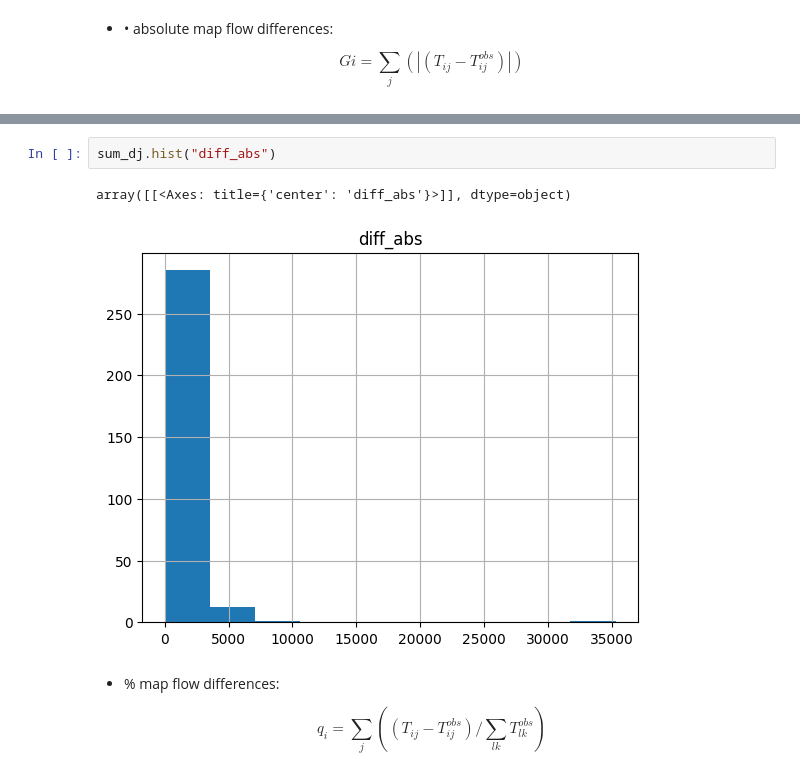
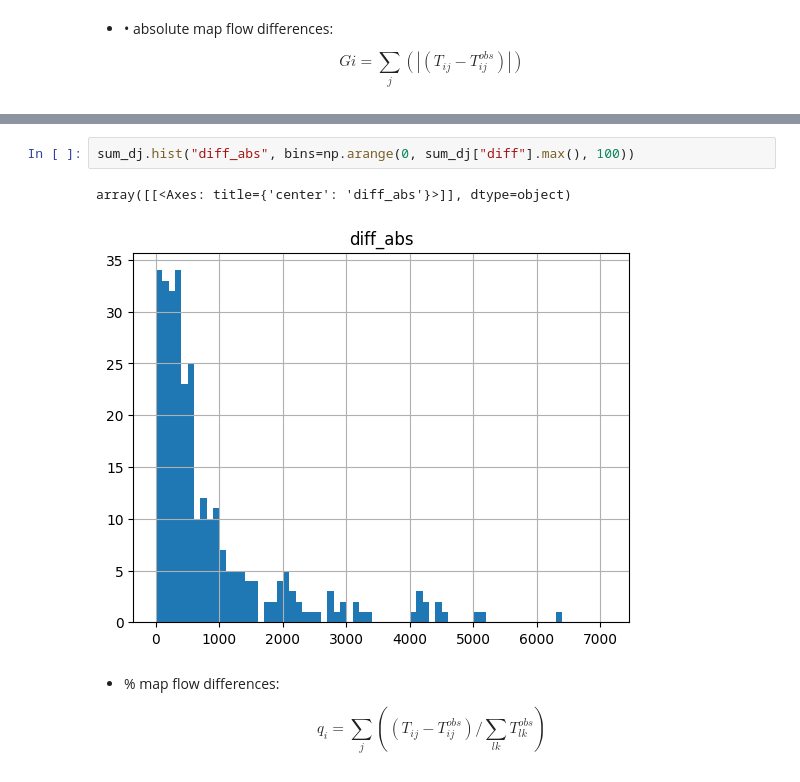
Before and after one commit to Urban-Analytics-Technology-Platform/acbm, a Jupyter notebook: notebooks/Validation_SPC_with Census.ipynb, the cells around one changed output, grey strips where cells are left out. Drawn from its saved outputs; the diff is of its cells as text.

```diff
--- a/notebooks/Validation_SPC_with Census.ipynb
+++ b/notebooks/Validation_SPC_with Census.ipynb
@@ -728,8 +767,8 @@ West_yorkshire_MSOA.join(sum_dj, on="msoa11cd").plot(
 # %%
-sum_dj.hist("diff_abs")
+sum_dj.hist("diff_abs", bins=np.arange(0, sum_dj["diff"].max(), 100))
 # %% [output]
 array([[<Axes: title={'center': 'diff_abs'}>]], dtype=object)
-[figure, old version]
+[figure, new version]
 # %% [markdown]
 - % map flow differences:
 
```
Also changed, not shown: parts of 16 cells of this notebook.
